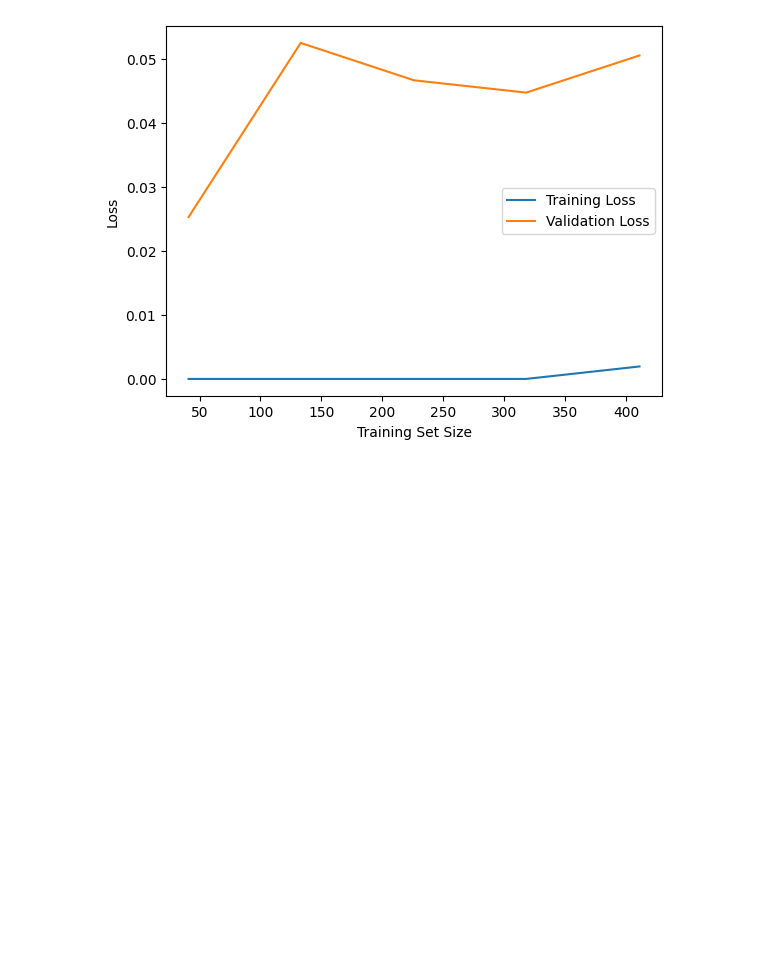
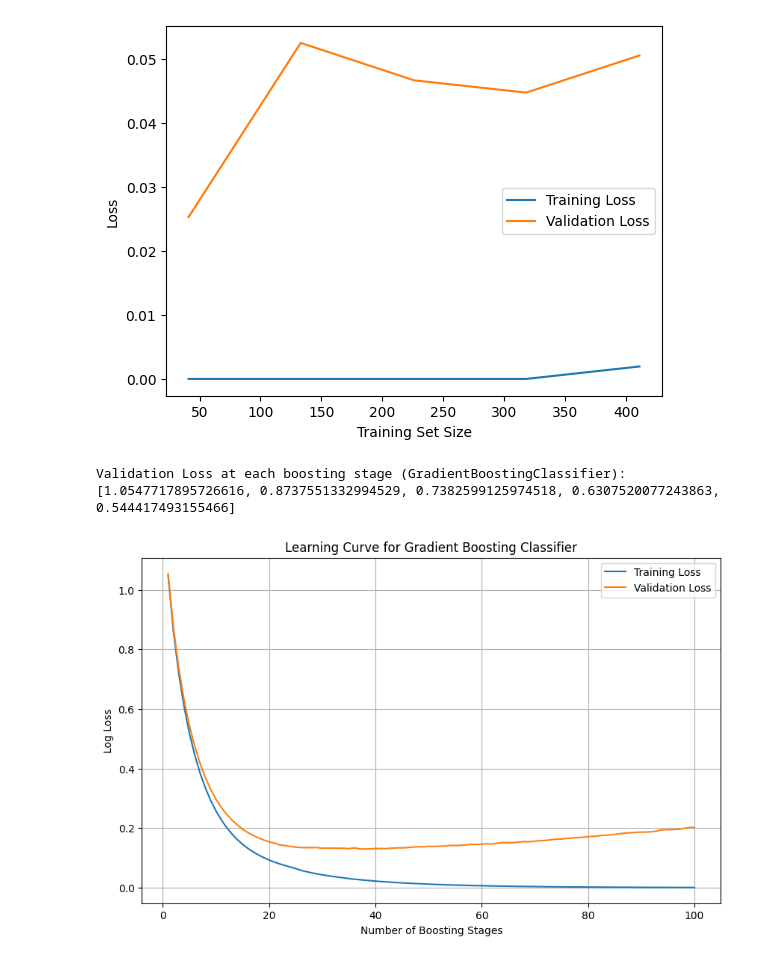
Before and after one commit to Chehan2004/DSGP_GROUP_36, a Jupyter notebook: Fertilizer&Pesticide.ipynb, the cells around one changed output. Drawn from its saved outputs; the diff is of its cells as text; code cells hidden in the pictures; blank space fills up the shorter version.

Commit message:
added loss curve for boosting

```diff
--- a/Fertilizer&Pesticide.ipynb
+++ b/Fertilizer&Pesticide.ipynb
@@ -620,3 +622,37 @@ plt.legend()
 plt.show()
 # %% [output]
 [figure]
+# %%
+from sklearn.metrics import log_loss
+
+val_loss_gb = []
+
+for y_pred_proba_stage in gbc.staged_predict_proba(X_test):
+    loss = log_loss(y_test_binarized, y_pred_proba_stage)
+    val_loss_gb.append(loss)
+
+print("Validation Loss at each boosting stage (GradientBoostingClassifier):")
+print(val_loss_gb[:5]) # Print first 5 losses as an example
+# %% [output]
+Validation Loss at each boosting stage (GradientBoostingClassifier):
+[1.0547717895726616, 0.8737551332994529, 0.7382599125974518, 0.6307520077243863, 0.544417493155466]
+# %%
+train_loss_gb = []
+
+for y_pred_proba_stage in gbc.staged_predict_proba(X_train):
+    loss = log_loss(label_binarizer.fit_transform(y_train), y_pred_proba_stage)
+    train_loss_gb.append(loss)
+
+
+# Plot the learning curve
+plt.figure(figsize=(10, 6))
+plt.plot(range(1, len(train_loss_gb) + 1), train_loss_gb, label='Training Loss')
+plt.plot(range(1, len(val_loss_gb) + 1), val_loss_gb, label='Validation Loss')
+plt.xlabel('Number of Boosting Stages')
+plt.ylabel('Log Loss')
+plt.title('Learning Curve for Gradient Boosting Classifier')
+plt.legend()
+plt.grid(True)
+plt.show()
+# %% [output]
+[figure, added]
```
Also changed, not shown: parts of 1 cell of this notebook.
